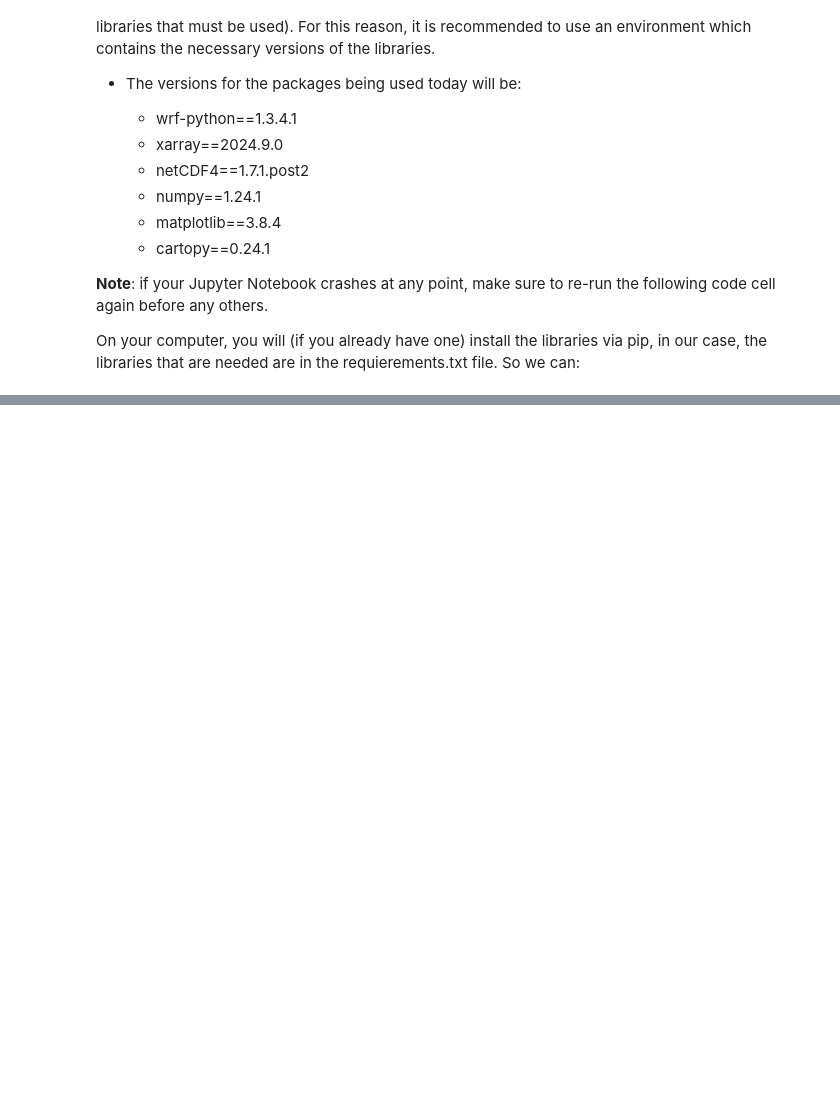
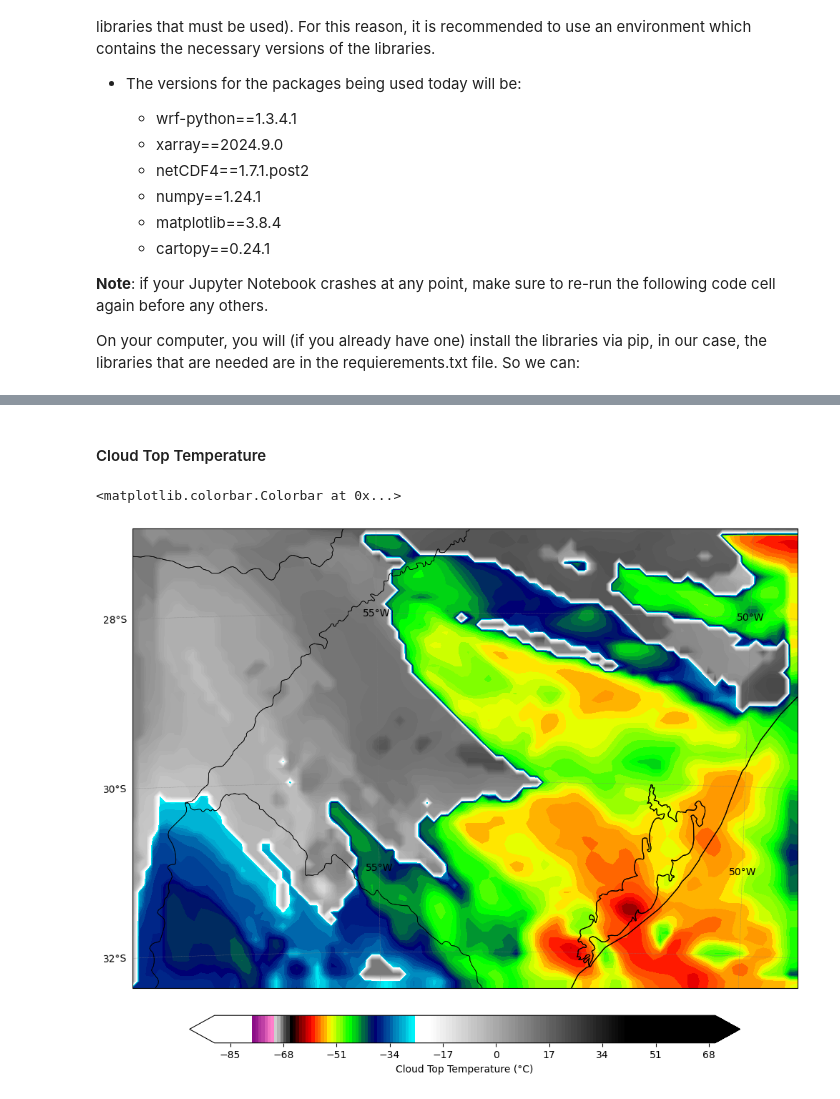
Before and after one commit to douglima8/WRF-Python, a Jupyter notebook: WRF-Python_tutorial.ipynb, the cells around one changed output, grey strips where cells are left out. Saved outputs shown, nothing was run; the diff lists cells and outputs as text; code cells hidden in the pictures; blank space fills up the shorter version.

```diff
--- a/WRF-Python_tutorial.ipynb
+++ b/WRF-Python_tutorial.ipynb
@@ -57,0 +390,32 @@ On your computer, you will (if you already have one) install the libraries via p
+# %% [markdown]
+#### Cloud Top Temperature
+# %%
+ctt = getvar(wrf_file,"ctt",timeidx=0,units='degC')
+
+data_min = -90
+data_max = 70
+interval = 1
+levels = np.arange(data_min,data_max + interval,interval)
+
+cpt = loadCPT('IR4AVHRR6.cpt')
+cpt_convert = LinearSegmentedColormap('cpt', cpt)
+
+plt.figure(figsize=(12,10))
+
+ax = plt.axes(projection=cart_proj)
+
+img1 = ax.contourf(lons, lats, ctt, cmap=cpt_convert,extend="both",levels=levels,transform=ccrs.PlateCarree())
+
+ax.coastlines(resolution='10m', color='black', linewidth=0.8)
+ax.add_feature(cartopy.feature.BORDERS, edgecolor='black', linewidth=0.5)
+
+ax.coastlines(resolution='10m', color='black', linewidth=0.8)
+ax.add_feature(cartopy.feature.BORDERS, edgecolor='black', linewidth=0.5)
+gl = ax.gridlines(crs=ccrs.PlateCarree(), color='gray', alpha=1.0, linestyle='--', linewidth=0.25, xlocs=np.arange(-180, 180, 5), ylocs=np.arange(-90, 90, 2), draw_labels=True,transform=ccrs.PlateCarree())
+gl.top_labels = False
+gl.right_labels = False
+
+plt.colorbar(img1, label='Cloud Top Temperature (°C)', orientation='horizontal', pad=0.05, fraction=0.05)
+# %% [output]
+<matplotlib.colorbar.Colorbar at 0x...>
+[figure, added]
```
Also changed, not shown: parts of 21 cells of this notebook, 6 other files.
